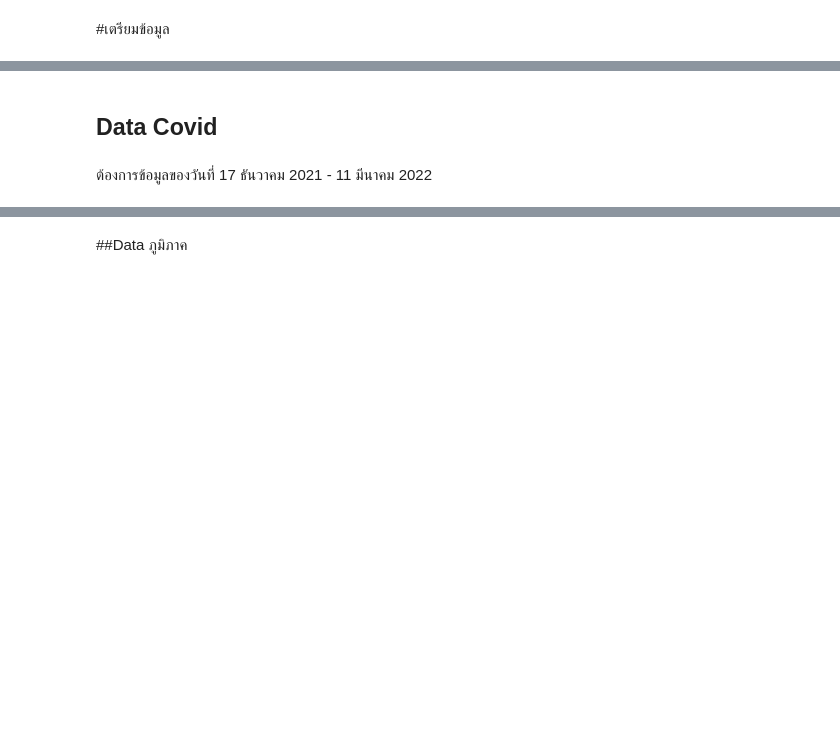
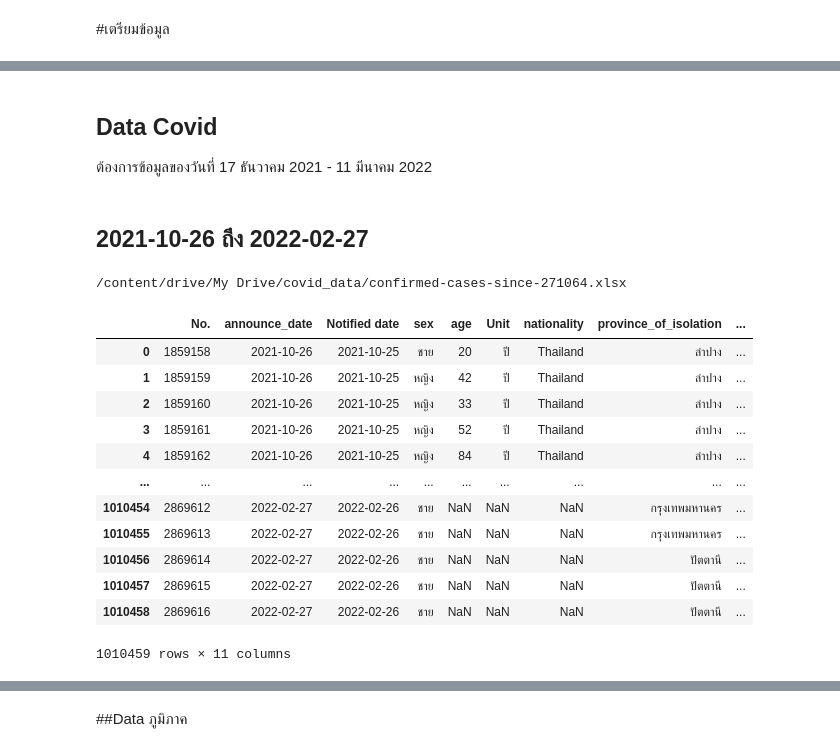
Before and after one commit to suwitchaya17/data_viz_2022, a Jupyter notebook: Untitled8.ipynb, the cells around one changed output, grey strips where cells are left out. Cells and saved outputs as stored; diff of their text form; code cells hidden in the pictures; blank space fills up the shorter version.

```diff
--- a/Untitled8.ipynb
+++ b/Untitled8.ipynb
@@ -14,7 +14,27 @@ Mounted at /content/drive
-# %% [markdown]
-## Data Covid
 # %% [markdown]
+## Data Covid
 ต้องการข้อมูลของวันที่ 17 ธันวาคม 2021 - 11 มีนาคม 2022
+# %% [markdown]
+## 2021-10-26 ถึง 2022-02-27
 # %%
-data1 = os.path.join(path,'confirmed-cases-since-120864.xlsx') #แล้วก็ชี้ไปที่ไฟล์
-data1
+data1 =  os.path.join(path,'confirmed-cases-since-271064.xlsx') #แล้วก็ชี้ไปที(data1)
+print(data1)
+# %% [output]
+/content/drive/My Drive/covid_data/confirmed-cases-since-271064.xlsx
+# %%
+data1_covid = pd.read_excel(data1)  #กำหนดตัวแปร data1_covid เป็นข้อมูลของผู้ป่วยโควิด
+data1_covid #เรียกดูตารางของผู้ป่วยโควิด
+# %% [output]
+|  | No. | announce_date | Notified date | sex | age | Unit | nationality | province_of_isolation | ... |
+| 0 | 1859158 | 2021-10-26 | 2021-10-25 | ชาย | 20 | ปี | Thailand | ลำปาง | ... |
+| 1 | 1859159 | 2021-10-26 | 2021-10-25 | หญิง | 42 | ปี | Thailand | ลำปาง | ... |
+| 2 | 1859160 | 2021-10-26 | 2021-10-25 | หญิง | 33 | ปี | Thailand | ลำปาง | ... |
+| 3 | 1859161 | 2021-10-26 | 2021-10-25 | หญิง | 52 | ปี | Thailand | ลำปาง | ... |
+| 4 | 1859162 | 2021-10-26 | 2021-10-25 | หญิง | 84 | ปี | Thailand | ลำปาง | ... |
+| ... | ... | ... | ... | ... | ... | ... | ... | ... | ... |
+| 1010454 | 2869612 | 2022-02-27 | 2022-02-26 | ชาย | NaN | NaN | NaN | กรุงเทพมหานคร | ... |
+| 1010455 | 2869613 | 2022-02-27 | 2022-02-26 | ชาย | NaN | NaN | NaN | กรุงเทพมหานคร | ... |
+| 1010456 | 2869614 | 2022-02-27 | 2022-02-26 | ชาย | NaN | NaN | NaN | ปัตตานี | ... |
+| 1010457 | 2869615 | 2022-02-27 | 2022-02-26 | ชาย | NaN | NaN | NaN | ปัตตานี | ... |
+| 1010458 | 2869616 | 2022-02-27 | 2022-02-26 | ชาย | NaN | NaN | NaN | ปัตตานี | ... |
+1010459 rows × 11 columns
```
Also changed, not shown: parts of 45 cells of this notebook.
